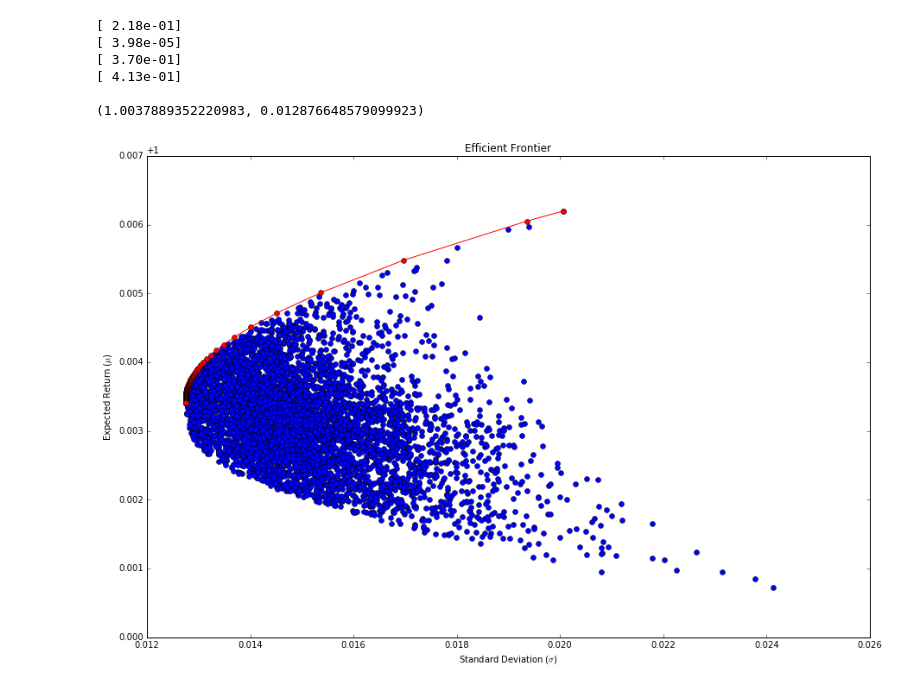
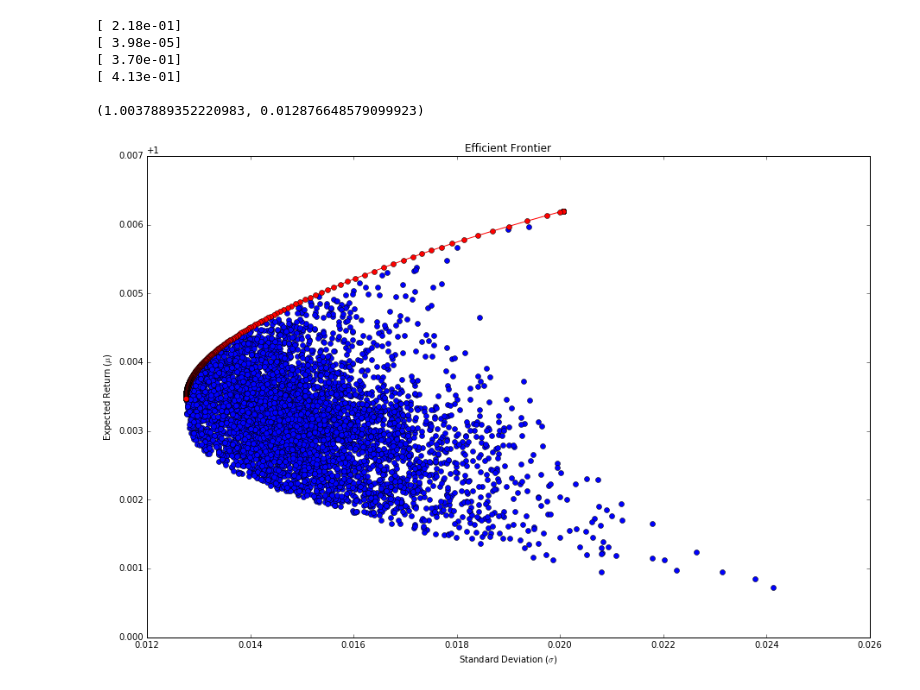
Before and after one commit to jamlamberti/Py4FinOpt, a Jupyter notebook: mean_variance_optimization.ipynb, the cells around one changed output. Cells and saved outputs as stored; diff of their text form; code cells hidden in the pictures.

```diff
--- a/mean_variance_optimization.ipynb
+++ b/mean_variance_optimization.ipynb
@@ -105,18 +105,18 @@ print compute_mu_sigma(allocation)
 # %%
 fig = plt.figure(figsize=(15,10))
 
-steps = np.linspace(1, 10000, num=2000)
+steps = np.linspace(1, 1000, num=2000)
 
 means1, stds1 = np.column_stack([compute_mu_sigma(mvo_portfolio(s)) for s in steps])
 
 
 plt.plot(stds, means, 'o')
 plt.plot(stds1, means1, 'r-o')
 
 plt.xlabel("Standard Deviation ($\sigma$)")
 plt.ylabel("Expected Return ($\mu$)")
 plt.title('Efficient Frontier')
 
 plt.show()
 # %% [output]
-[figure, old version]
+[figure, new version]
```
